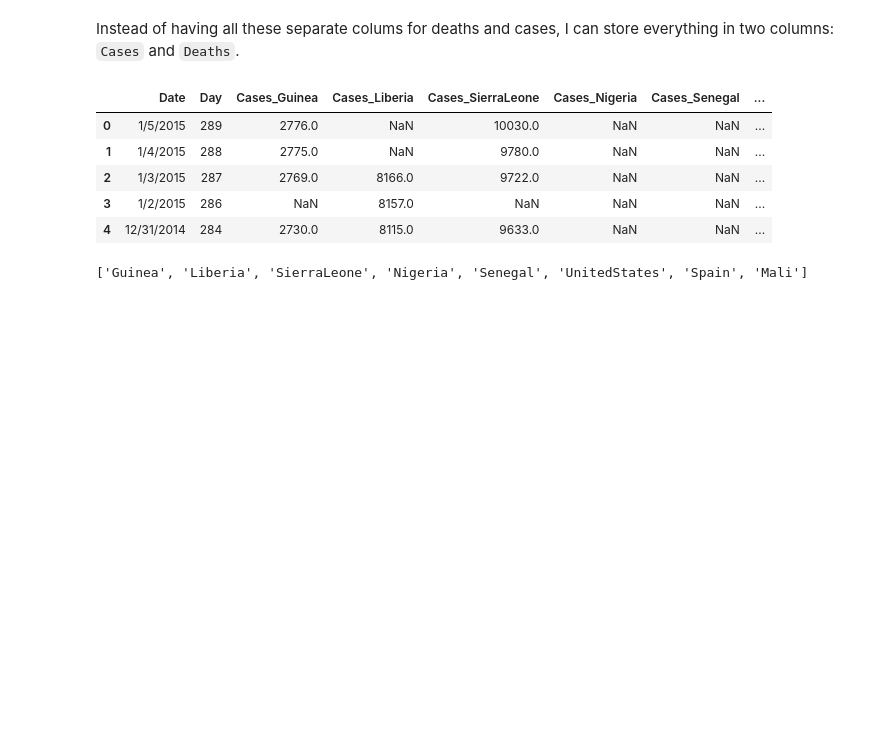
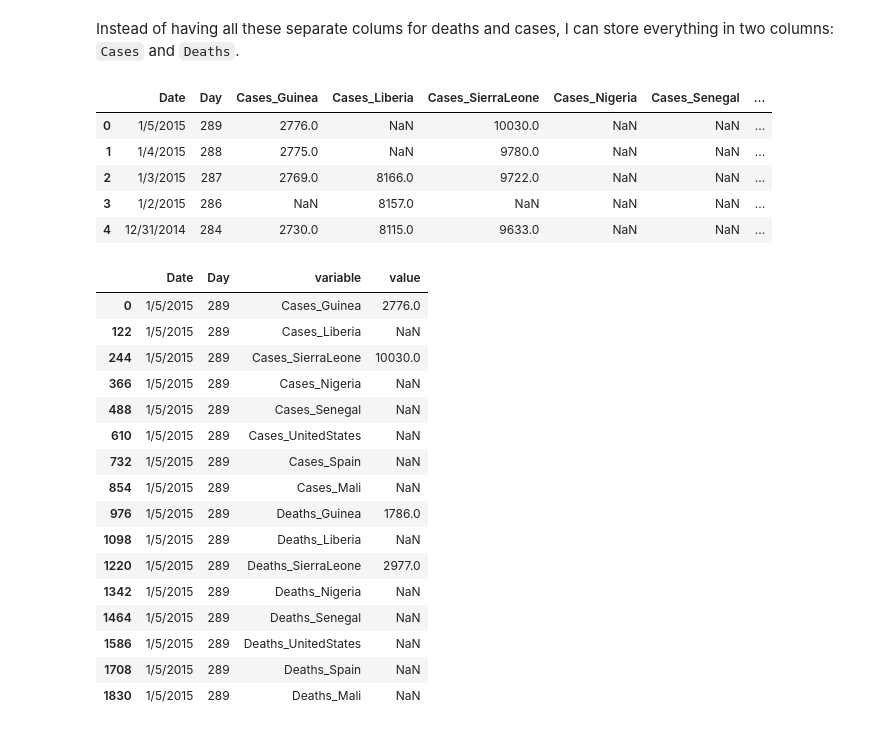
Before and after one commit to tw7366/Projects, a Jupyter notebook: Projects/Cleansing and Tidying Data.ipynb, the cells around one changed output. Cells and saved outputs as stored; diff of their text form; code cells hidden in the pictures; blank space fills up the shorter version.

```diff
--- a/Projects/Cleansing and Tidying Data.ipynb
+++ b/Projects/Cleansing and Tidying Data.ipynb
@@ -343,17 +343,24 @@ country_df.head()
 | 2 | 1/3/2015 | 287 | 2769.0 | 8166.0 | 9722.0 | NaN | NaN | ... |
 | 3 | 1/2/2015 | 286 | NaN | 8157.0 | NaN | NaN | NaN | ... |
 | 4 | 12/31/2014 | 284 | 2730.0 | 8115.0 | 9633.0 | NaN | NaN | ... |
-# %%
-country_names = []
-Country = []
-Cases = []
-Deaths = []
-
-# getting a list of country names
-for col in country_df.columns:
-    if 'Cases' in col:
-        country_names.append(col.split('_')[1])
-
-print(country_names)
-# %% [output]
-['Guinea', 'Liberia', 'SierraLeone', 'Nigeria', 'Senegal', 'UnitedStates', 'Spain', 'Mali']
+# %%
+melted_country = country_df.melt(id_vars=['Date', 'Day'])
+melted_country.loc[melted_country['Date'] == '1/5/2015']
+# %% [output]
+|  | Date | Day | variable | value |
+| 0 | 1/5/2015 | 289 | Cases_Guinea | 2776.0 |
+| 122 | 1/5/2015 | 289 | Cases_Liberia | NaN |
+| 244 | 1/5/2015 | 289 | Cases_SierraLeone | 10030.0 |
+| 366 | 1/5/2015 | 289 | Cases_Nigeria | NaN |
+| 488 | 1/5/2015 | 289 | Cases_Senegal | NaN |
+| 610 | 1/5/2015 | 289 | Cases_UnitedStates | NaN |
+| 732 | 1/5/2015 | 289 | Cases_Spain | NaN |
+| 854 | 1/5/2015 | 289 | Cases_Mali | NaN |
+| 976 | 1/5/2015 | 289 | Deaths_Guinea | 1786.0 |
+| 1098 | 1/5/2015 | 289 | Deaths_Liberia | NaN |
+| 1220 | 1/5/2015 | 289 | Deaths_SierraLeone | 2977.0 |
+| 1342 | 1/5/2015 | 289 | Deaths_Nigeria | NaN |
+| 1464 | 1/5/2015 | 289 | Deaths_Senegal | NaN |
+| 1586 | 1/5/2015 | 289 | Deaths_UnitedStates | NaN |
+| 1708 | 1/5/2015 | 289 | Deaths_Spain | NaN |
+| 1830 | 1/5/2015 | 289 | Deaths_Mali | NaN |
```
